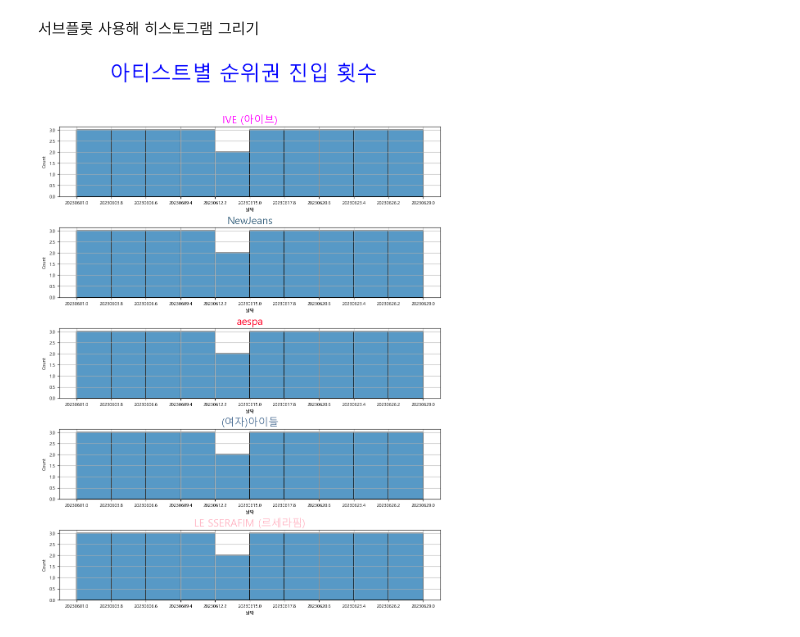
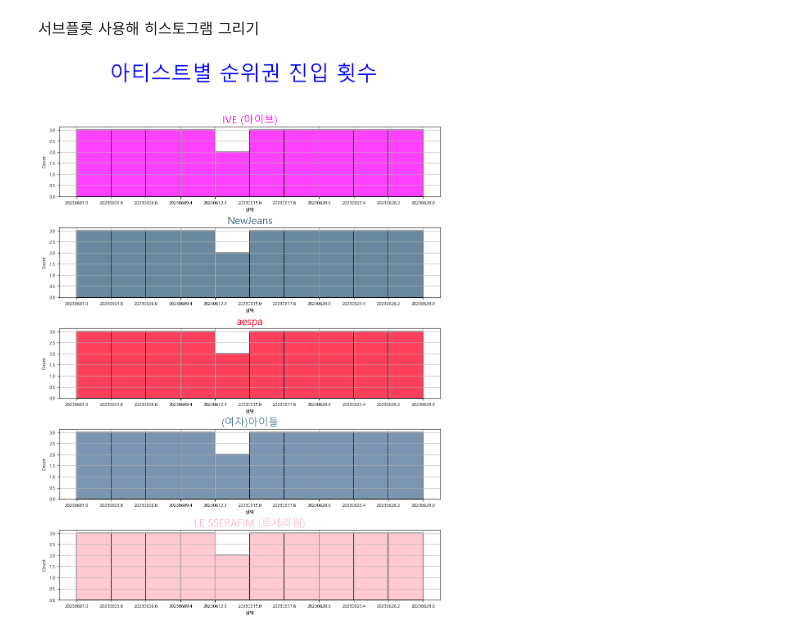
Before and after one commit to jaekim3220/SemiProject2, a Jupyter notebook: main/main2.ipynb, the cells around one changed output. Cells and saved outputs as stored; diff of their text form; code cells hidden in the pictures.

```diff
--- a/main/main2.ipynb
+++ b/main/main2.ipynb
@@ -216,7 +216,7 @@ fig.suptitle("아티스트별 순위권 진입 횟수", fontsize=36, color='blue
 #--------------------------------------------------------------
 # IVE (아이브) 히스토그램 생성
 #--------------------------------------------------------------
-sb.histplot(artist1['날짜'], bins=10, edgecolor='black', linewidth=1.2,ax=ax1)
+sb.histplot(artist1['날짜'], bins=10, edgecolor='black', linewidth=1.2, color="#FF00FF", ax=ax1)
 ax1.title.set_text("IVE (아이브)")
 ax1.title.set_fontsize(18)
 ax1.title.set_color("#FF00FF")
@@ -226,7 +226,7 @@ ax1.grid()
 #--------------------------------------------------------------
 # NewJeans 히스토그램 생성
 #--------------------------------------------------------------
-sb.histplot(artist2['날짜'], bins=10, edgecolor='black', linewidth=1.2, ax=ax2)
+sb.histplot(artist2['날짜'], bins=10, edgecolor='black', linewidth=1.2, color="#38627e", ax=ax2)
 ax2.title.set_text("NewJeans")
 ax2.title.set_fontsize(18)
 ax2.title.set_color("#38627e")
@@ -236,34 +236,34 @@ ax2.grid()
 #--------------------------------------------------------------
 # aespa 히스토그램 생성
 #--------------------------------------------------------------
-sb.histplot(artist2['날짜'], bins=10, edgecolor='black', linewidth=1.2, ax=ax3)
+sb.histplot(artist2['날짜'], bins=10, edgecolor='black', linewidth=1.2, color="#ff0025", ax=ax3)
 ax3.title.set_text("aespa")
 ax3.title.set_fontsize(18)
 ax3.title.set_color("#ff0025")
 ax3.set_xticks(bins3,bins3)
 ax3.grid()
 
 #--------------------------------------------------------------
 # (여자)아이들 히스토그램 생성
 #--------------------------------------------------------------
-sb.histplot(artist2['날짜'], bins=10, edgecolor='black', linewidth=1.2, ax=ax4)
+sb.histplot(artist2['날짜'], bins=10, edgecolor='black', linewidth=1.2, color="#507297", ax=ax4)
 ax4.title.set_text("(여자)아이들")
 ax4.title.set_fontsize(18)
 ax4.title.set_color("#507297")
 ax4.set_xticks(bins4,bins4)
 ax4.grid()
 
 #--------------------------------------------------------------
 # LE SSERAFIM (르세라핌) 히스토그램 생성
 #--------------------------------------------------------------
-sb.histplot(artist2['날짜'], bins=10, edgecolor='black', linewidth=1.2, ax=ax5)
+sb.histplot(artist2['날짜'], bins=10, edgecolor='black', linewidth=1.2, color="#ffb7c5", ax=ax5)
 ax5.title.set_text("LE SSERAFIM (르세라핌)")
 ax5.title.set_fontsize(18)
 ax5.title.set_color("#ffb7c5")
 ax5.set_xticks(bins5,bins5)
 ax5.grid()
 
 plt.show()
 plt.close()
 # %% [output]
-[figure, old version]
+[figure, new version]
```
Also changed, not shown: 1 other file.
